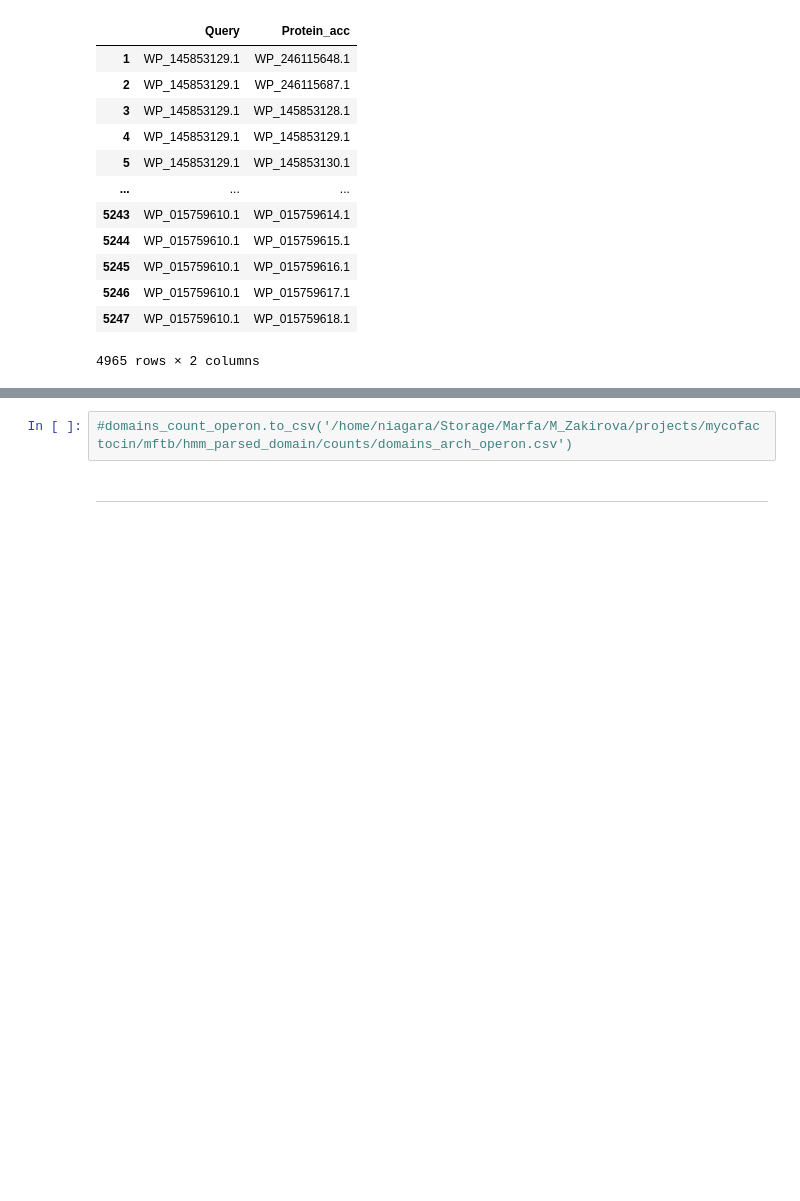
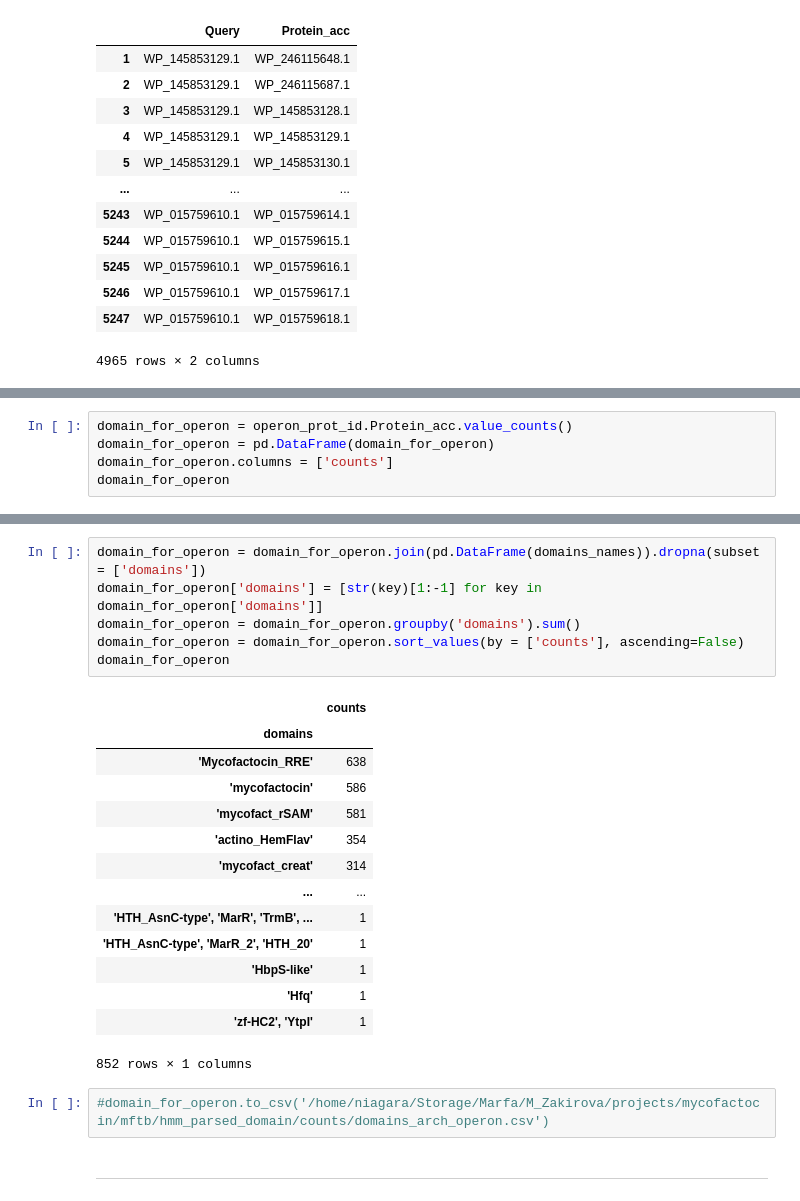
Before and after one commit to marfadita/mycofactocin, a Jupyter notebook: mftb/hmm_for_domains/counts/domain_arch_counts.ipynb, the cells around one changed output, grey strips where cells are left out. Cells and saved outputs as stored; diff of their text form; blank space fills up the shorter version.

```diff
--- a/mftb/hmm_for_domains/counts/domain_arch_counts.ipynb
+++ b/mftb/hmm_for_domains/counts/domain_arch_counts.ipynb
@@ -195,0 +146,5 @@ domains_count_operon
+# %%
+domain_for_operon = operon_prot_id.Protein_acc.value_counts()
+domain_for_operon = pd.DataFrame(domain_for_operon)
+domain_for_operon.columns = ['counts']
+domain_for_operon
@@ -196,5 +165,26 @@ domains_count_operon
+# %%
+domain_for_operon = domain_for_operon.join(pd.DataFrame(domains_names)).dropna(subset = ['domains'])
+domain_for_operon['domains'] = [str(key)[1:-1] for key in domain_for_operon['domains']]
+domain_for_operon = domain_for_operon.groupby('domains').sum()
+domain_for_operon = domain_for_operon.sort_values(by = ['counts'], ascending=False)
+domain_for_operon
+# %% [output]
+|  | counts |
+| domains |  |
+| 'Mycofactocin_RRE' | 638 |
+| 'mycofactocin' | 586 |
+| 'mycofact_rSAM' | 581 |
+| 'actino_HemFlav' | 354 |
+| 'mycofact_creat' | 314 |
+| ... | ... |
+| 'HTH_AsnC-type', 'MarR', 'TrmB', ... | 1 |
+| 'HTH_AsnC-type', 'MarR_2', 'HTH_20' | 1 |
+| 'HbpS-like' | 1 |
+| 'Hfq' | 1 |
+| 'zf-HC2', 'YtpI' | 1 |
+852 rows × 1 columns
 # %%
-#domains_count_operon.to_csv('/home/niagara/Storage/Marfa/M_Zakirova/projects/mycofactocin/mftb/hmm_parsed_domain/counts/domains_arch_operon.csv')
+#domain_for_operon.to_csv('/home/niagara/Storage/Marfa/M_Zakirova/projects/mycofactocin/mftb/hmm_parsed_domain/counts/domains_arch_operon.csv')
 # %% [markdown]
 ---
 # %% [markdown]
```
Also changed, not shown: parts of 10 cells of this notebook, 2 other files.
